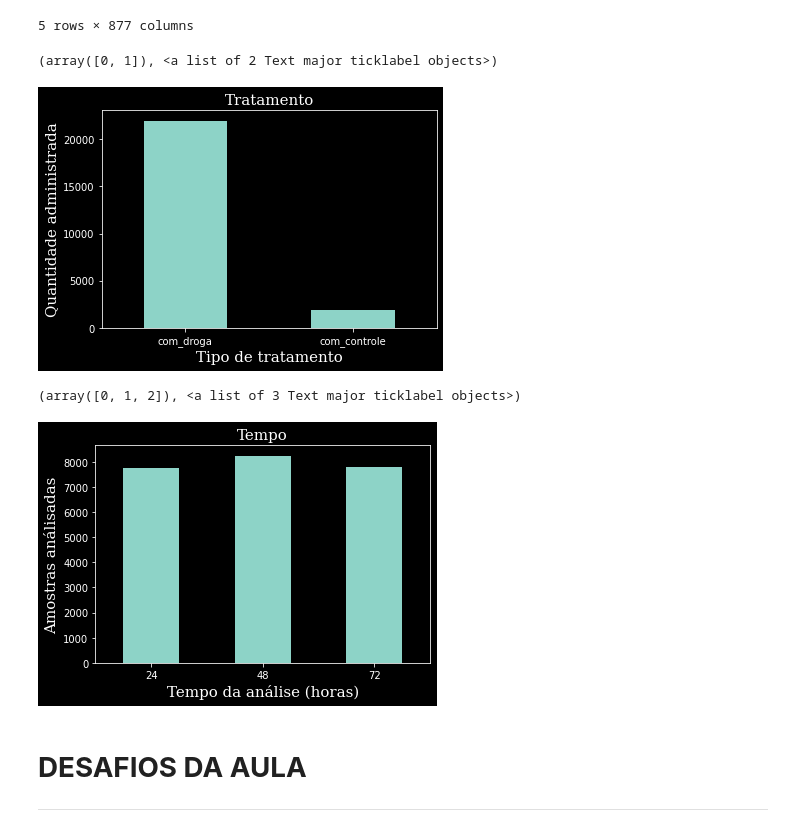
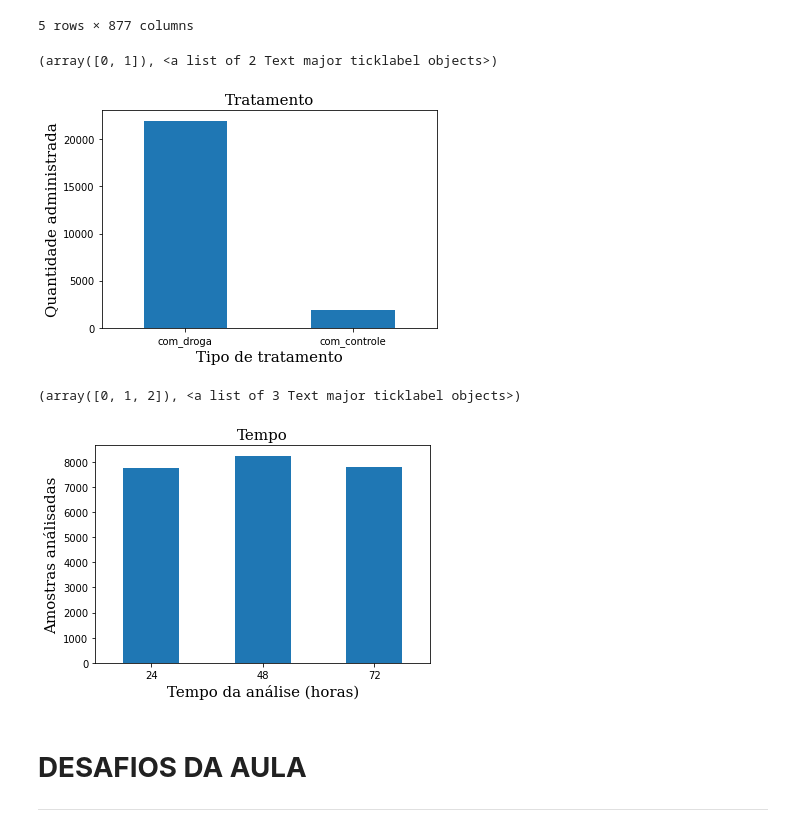
Before and after one commit to ezkias/imersao-dados, a Jupyter notebook: aula_1.ipynb, the cells around one changed output. Saved outputs shown, nothing was run; the diff lists cells and outputs as text; code cells hidden in the pictures.

```diff
--- a/aula_1.ipynb
+++ b/aula_1.ipynb
@@ -13,8 +13,6 @@ Autor: [*Ezequias Araújo de Sousa*](https://https://www.linkedin.com/in/ezkias/
 # %%
 import pandas as pd
 import matplotlib.pyplot as plt
-
-plt.style.use('dark_background')
 
 #IMPORTAR OS DADOS ZIPADOS
 url_dados = 'https://github.com/alura-cursos/imersaodados3/blob/main/dados/dados_experimentos.zip?raw=true'
@@ -109,25 +107,25 @@ dados_filtrados.head()
 # %%
 dados['tratamento'].value_counts().plot.bar()
 
-font = {'family':'serif','color':'White','size':15}
+font = {'family':'serif','size':15}
 plt.title('Tratamento', fontdict=font)
 plt.xlabel('Tipo de tratamento', fontdict=font)
 plt.ylabel('Quantidade administrada', fontdict=font)
 plt.xticks(rotation=0)
 # %% [output]
 (array([0, 1]), <a list of 2 Text major ticklabel objects>)
-[figure, old version]
+[figure, new version]
 # %%
 dados['tempo'].value_counts().sort_index().plot.bar(0)
 
-font = {'family':'serif','color':'White','size':15}
+font = {'family':'serif','size':15}
 plt.title('Tempo', fontdict=font)
 plt.xlabel('Tempo da análise (horas)', fontdict=font)
 plt.ylabel('Amostras análisadas', fontdict=font)
 plt.xticks(rotation=0)
 # %% [output]
 (array([0, 1, 2]), <a list of 3 Text major ticklabel objects>)
-[figure, old version]
+[figure, new version]
 # %% [markdown]
 # **DESAFIOS DA AULA**
 
```
Also changed, not shown: parts of 3 cells of this notebook.
